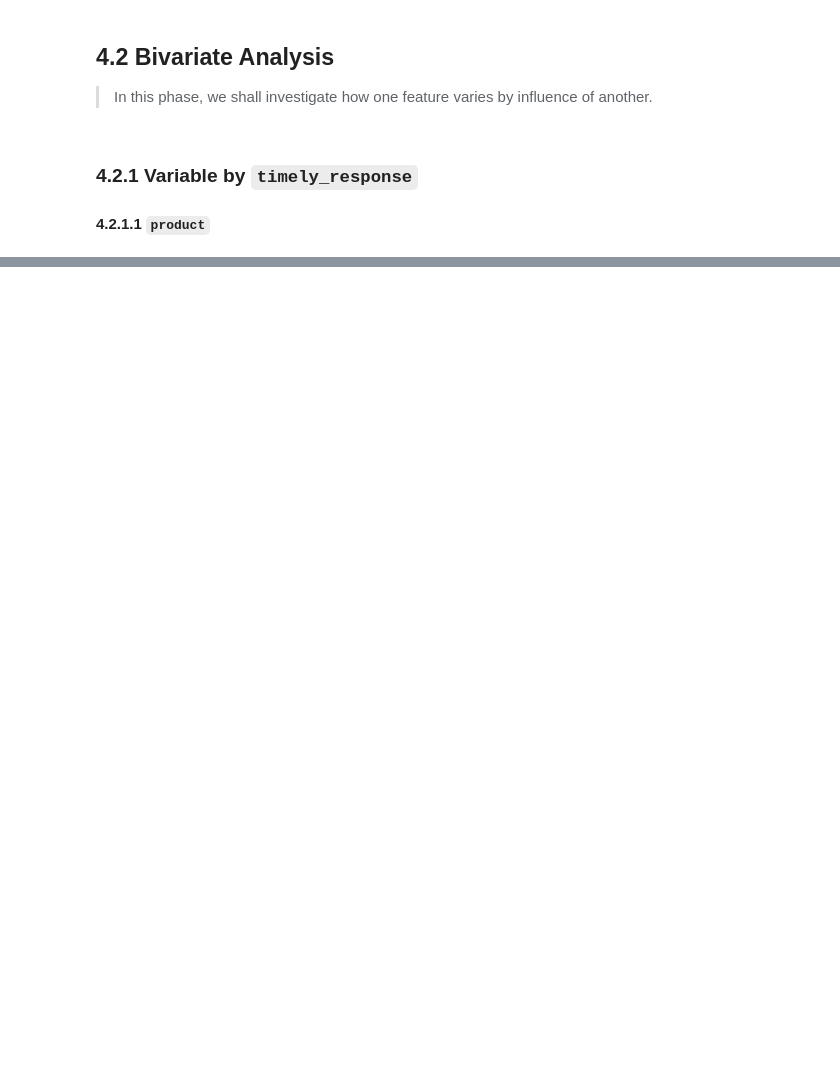
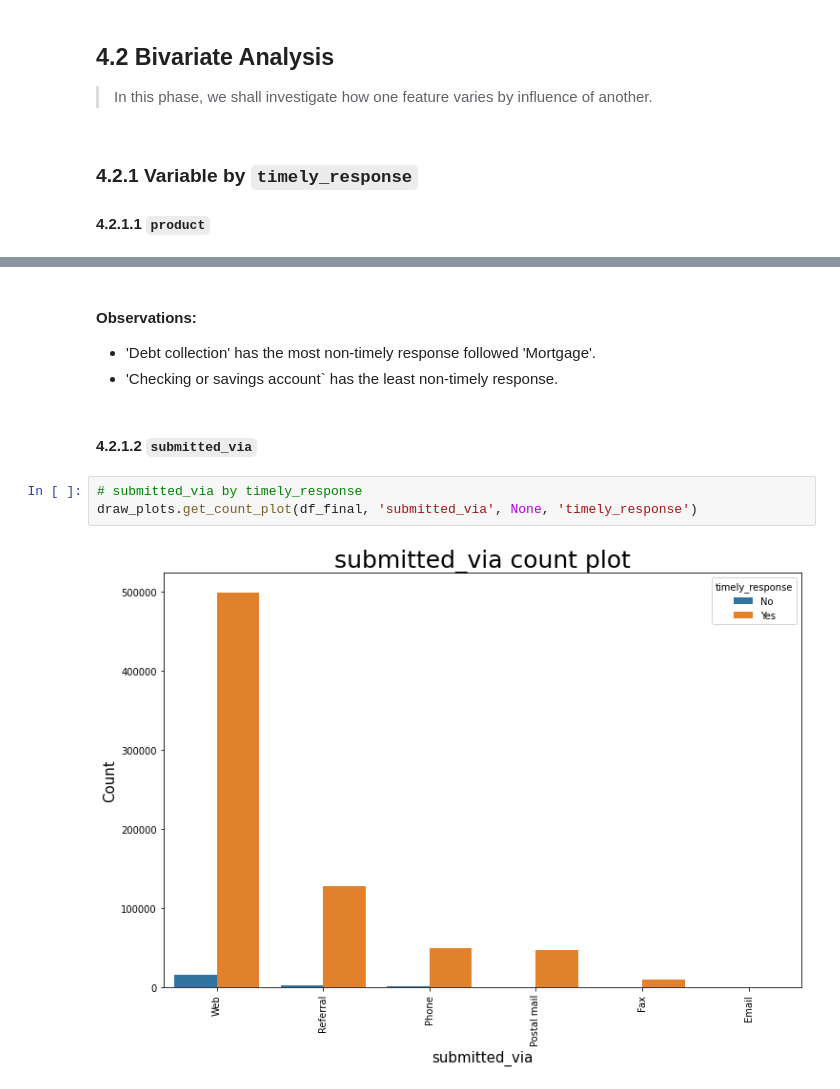
Before and after one commit to abnormalDistribute/Capstone-Project---Consumer-Complaints, a Jupyter notebook: index.ipynb, the cells around one changed output, grey strips where cells are left out. Drawn from its saved outputs; the diff is of its cells as text; blank space fills up the shorter version.

```diff
--- a/index.ipynb
+++ b/index.ipynb
@@ -1149,0 +1191,11 @@ draw_plots.get_many_counts(df_final, 'state')
+# %% [markdown]
+#### Observations:
+* 'Debt collection' has the most non-timely response followed 'Mortgage'.
+* 'Checking or savings account` has the least non-timely response.
+# %% [markdown]
+#### 4.2.1.2 `submitted_via`
+# %%
+# submitted_via by timely_response
+draw_plots.get_count_plot(df_final, 'submitted_via', None, 'timely_response')
+# %% [output]
+[figure, added]
```
Also changed, not shown: parts of 64 cells of this notebook.
